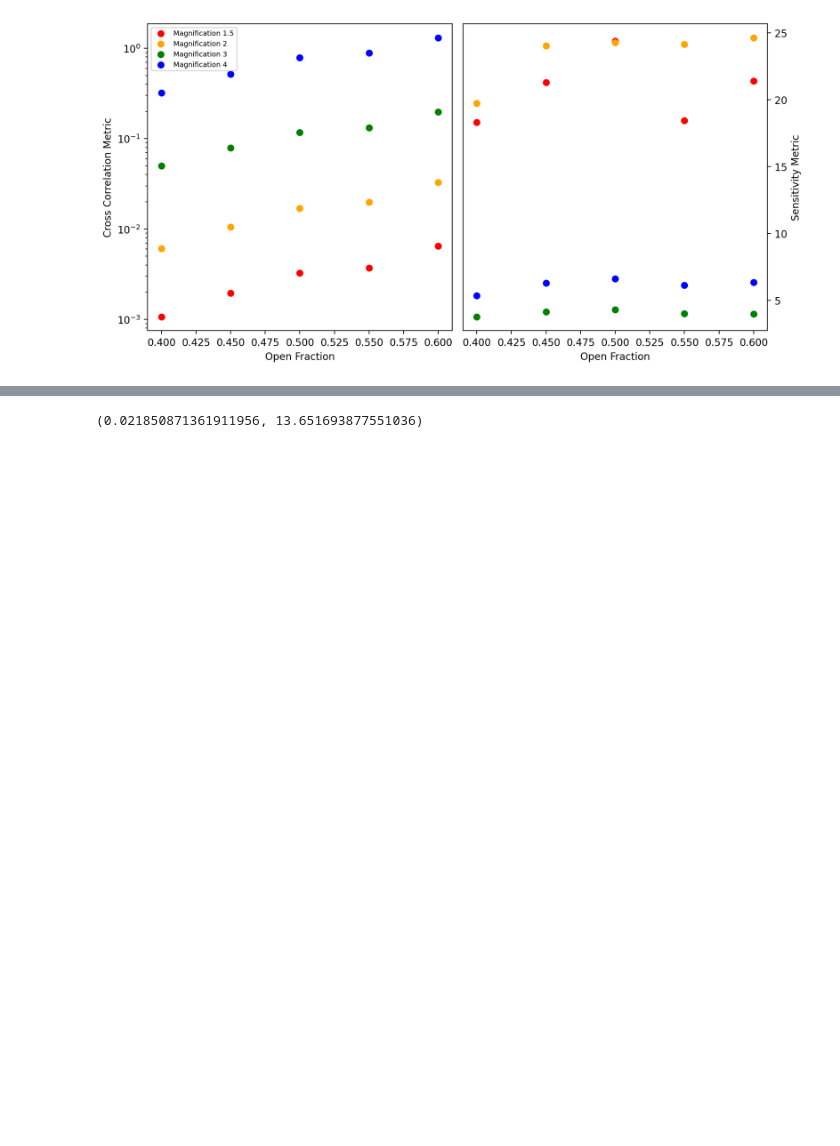
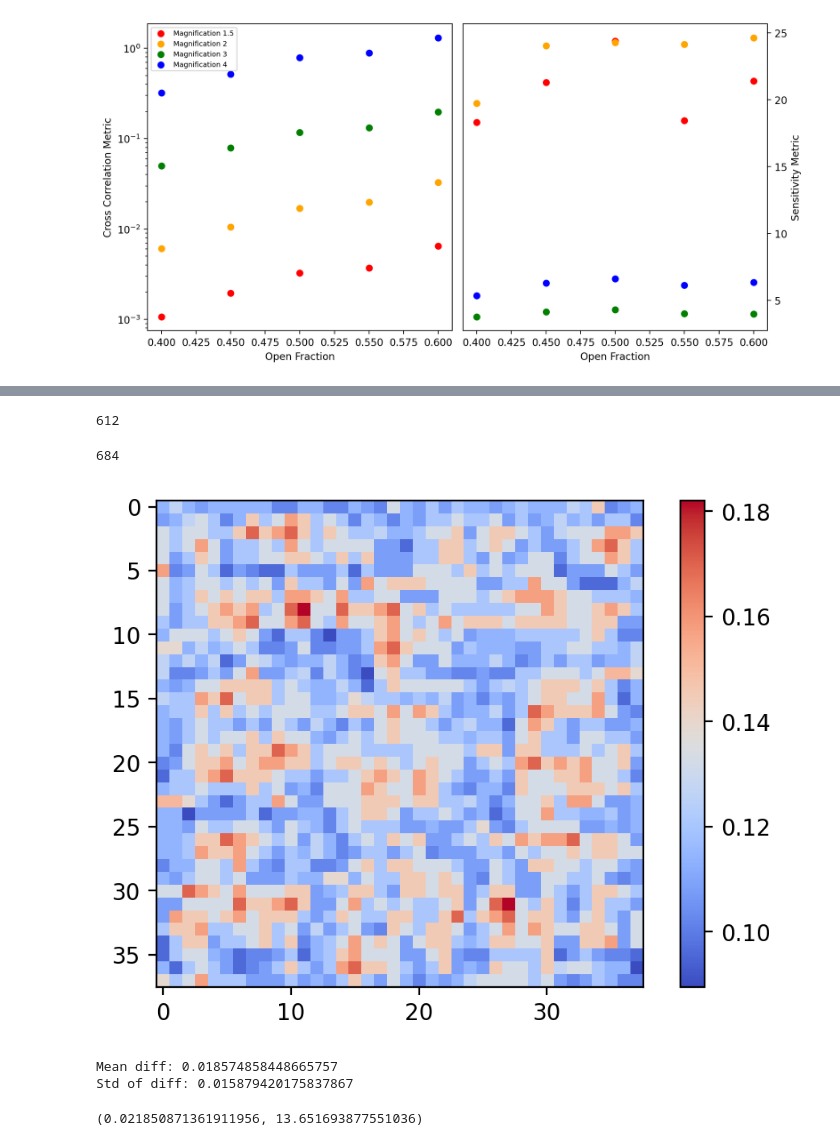
Before and after one commit to cllamb0/CCI2-Coded-Aperture, a Jupyter notebook: Metric-Calculator.ipynb, the cells around one changed output, grey strips where cells are left out. Cells and saved outputs as stored; diff of their text form; code cells hidden in the pictures; blank space fills up the shorter version.

```diff
--- a/Metric-Calculator.ipynb
+++ b/Metric-Calculator.ipynb
@@ -242,3 +299,36 @@ plt.show()
+# %%
+35**2//2
+# %% [output]
+612
+# %%
+((metric_tester.corr_size)*(metric_tester.corr_size//2))-1+(metric_tester.corr_size//2)
+# %% [output]
+684
+# %%
+metric_tester.magnification = 4
+metric_tester.remagnify()
+
+metric_tester.mask = np.loadtxt(final_mask_fn)
+test_mag = metric_tester.CalculateMetric(metric_tester.mask, return_F=True)
+
+plt.figure(dpi=200)
+plt.imshow(np.array([np.max(np.abs(np.delete(test_mag[ind], ind)-(i_open_frac**2)))
+                     for ind in range(test_mag.shape[0])]).reshape(
+                            metric_tester.corr_size,metric_tester.corr_size),
+          cmap='coolwarm')
+plt.colorbar()
+plt.show()
+
+print('Mean diff: {}'.format(
+np.mean(np.array([np.mean(np.delete(test_mag[ind], ind)-(i_open_frac**2))
+                     for ind in range(test_mag.shape[0])]))))
+print('Std of diff: {}'.format(
+np.std(np.array([np.mean(np.delete(test_mag[ind], ind)-(i_open_frac**2))
+                     for ind in range(test_mag.shape[0])]))))
+# %% [output]
+[figure, added]
+Mean diff: 0.018574858448665757
+Std of diff: 0.015879420175837867
 # %%
 seed_dir_new = 'GD_ms_46-of_5-mag_3.0-seed_1000-hl_50-cw_1.0-sw_2.0/'
 data_dir_new = 'Optimizations/'
```
Also changed, not shown: parts of 4 cells of this notebook, 2 other files.
